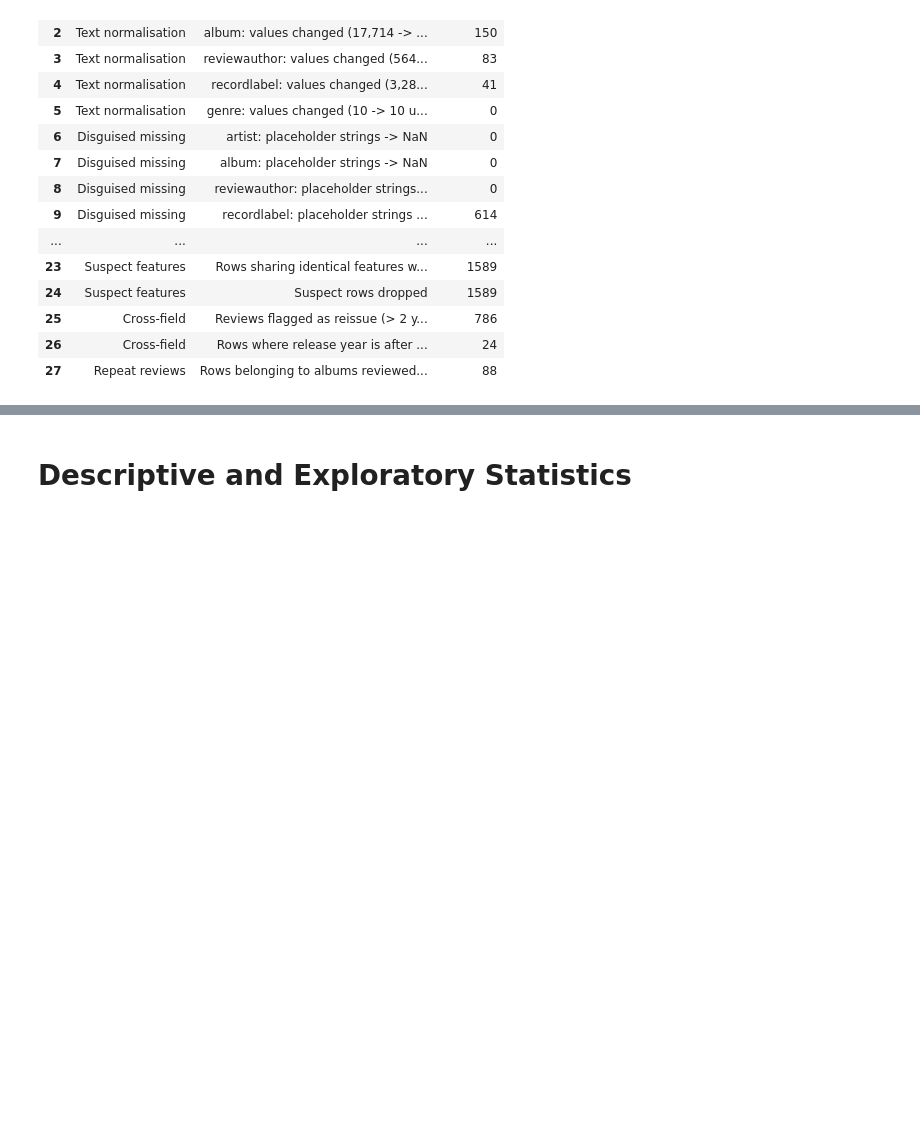
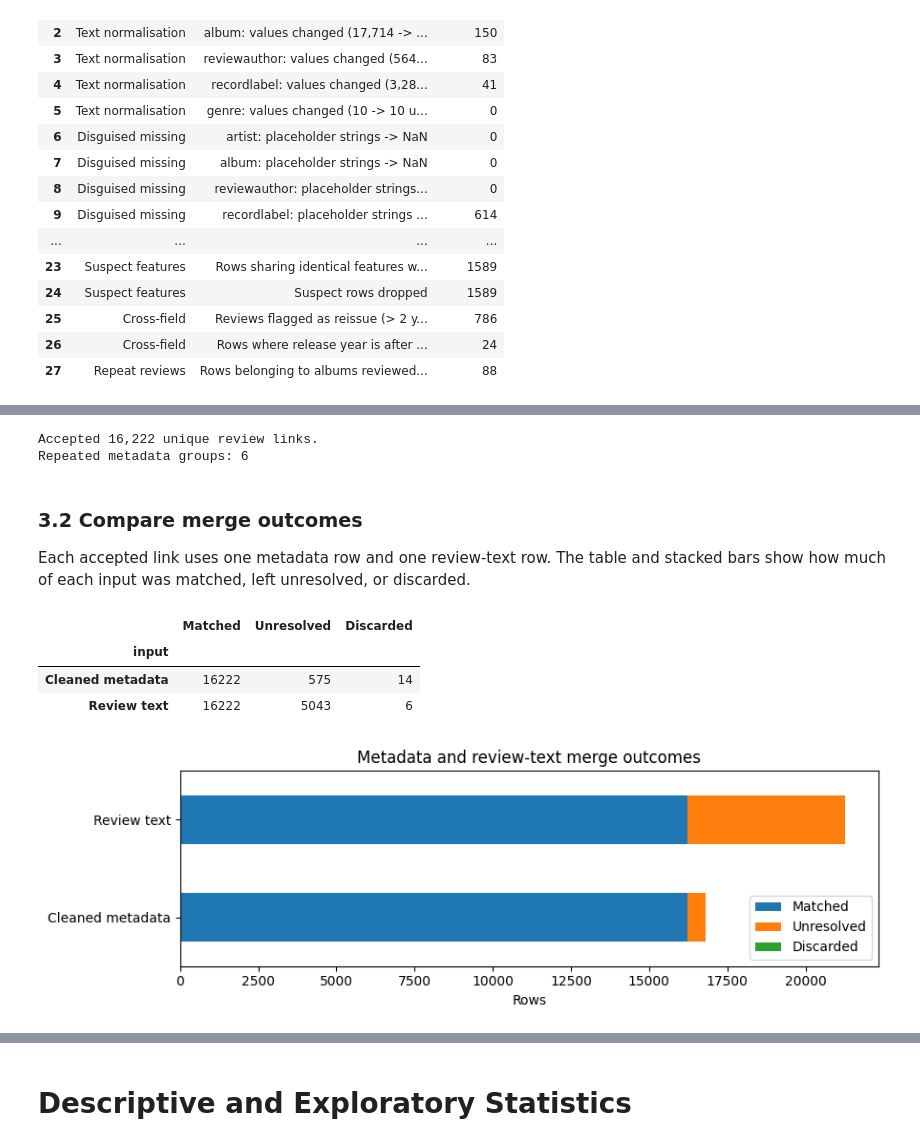
Before and after one commit to Oneplus-2997/objectively-reviewed-cos424, a Jupyter notebook: main_notebook.ipynb, the cells around one changed output, grey strips where cells are left out. Drawn from its saved outputs; the diff is of its cells as text; code cells hidden in the pictures; blank space fills up the shorter version.

```diff
--- a/main_notebook.ipynb
+++ b/main_notebook.ipynb
@@ -1457,0 +855,41 @@ for row in merged[:5]:
+# %%
+from merge_reviews import merge_reviews
+
+stats = merge_reviews(
+    data_path=DATA_CLEAN_CSV,
+    text_path=REVIEW_TEXT_CSV,
+    output_dir=OUTPUTS_DIR,
+    discarded_html_path=DISCARDED_HTML_CSV,
+    output_path=FULL_REVIEW_CSV,
+)
+print(f"Accepted {stats['merged']:,} unique review links.")
+print(f"Repeated metadata groups: {stats['duplicate_metadata_groups']:,}")
+# %% [output]
+Accepted 16,222 unique review links.
+Repeated metadata groups: 6
+# %% [markdown]
+### 3.2 Compare merge outcomes
+
+Each accepted link uses one metadata row and one review-text row. The table
+and stacked bars show how much of each input was matched, left unresolved, or
+discarded.
+# %%
+merge_counts = pd.DataFrame({
+    "Matched": [stats["merged"], stats["merged"]],
+    "Unresolved": [stats["data_unmatched"], stats["text_unmatched"]],
+    "Discarded": [stats["data_discarded"], stats["text_discarded"]],
+}, index=pd.Index(["Cleaned metadata", "Review text"], name="input"))
+display(merge_counts)
+
+merge_counts.plot.barh(stacked=True, figsize=(9, 3))
+plt.xlabel("Rows")
+plt.ylabel("")
+plt.title("Metadata and review-text merge outcomes")
+plt.tight_layout()
+plt.show()
+# %% [output]
+|  | Matched | Unresolved | Discarded |
+| input |  |  |  |
+| Cleaned metadata | 16222 | 575 | 14 |
+| Review text | 16222 | 5043 | 6 |
+[figure, added]
```
Also changed, not shown: parts of 59 cells of this notebook.
